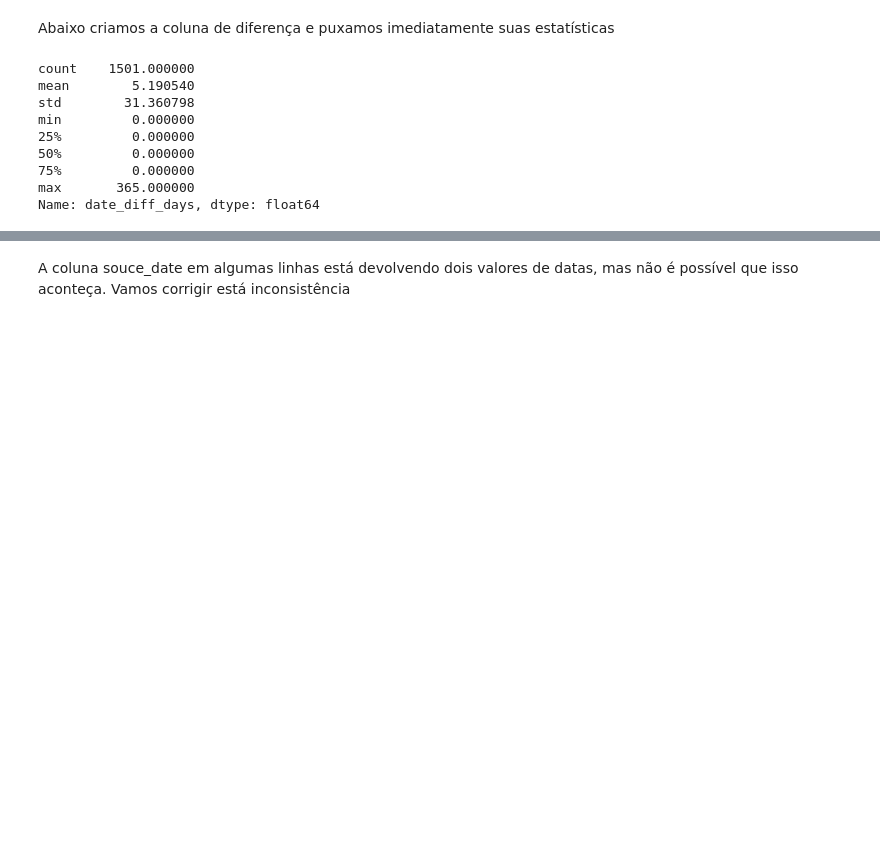
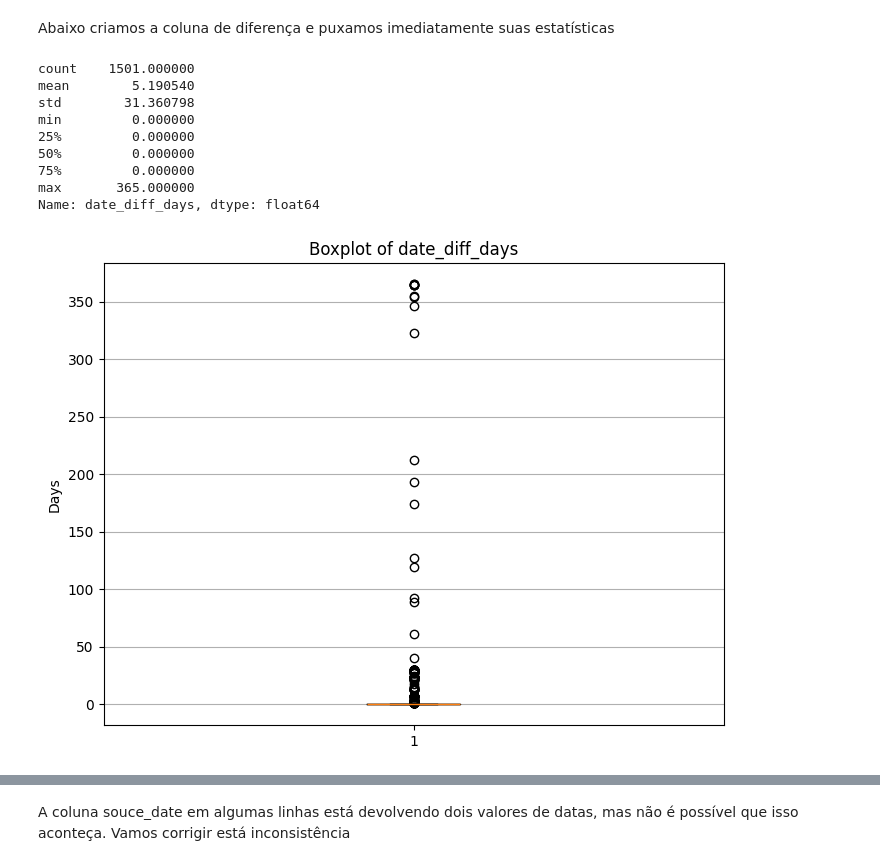
Before and after one commit to AlvaroSampaio/Brazilian-Lethal-violence, a Jupyter notebook: 01EDA.ipynb, the cells around one changed output, grey strips where cells are left out. Drawn from its saved outputs; the diff is of its cells as text; code cells hidden in the pictures; blank space fills up the shorter version.

```diff
--- a/01EDA.ipynb
+++ b/01EDA.ipynb
@@ -289 +290,3 @@ Decidi preservar as colunas 'where_coordinates' e 'where_description' porque emb
+# %%
+df = df.drop(columns=['adm_2'])
 # %% [markdown]
@@ -359,3 +375,12 @@ min         0.000000
 75%         0.000000
 max       365.000000
 Name: date_diff_days, dtype: float64
+# %%
+plt.figure(figsize=(8,6))
+plt.boxplot(df['date_diff_days'])
+plt.title('Boxplot of date_diff_days')
+plt.ylabel('Days')
+plt.grid(axis='y')
+plt.show()
+# %% [output]
+[figure, added]
```
Also changed, not shown: parts of 44 cells of this notebook, 2 other files.
